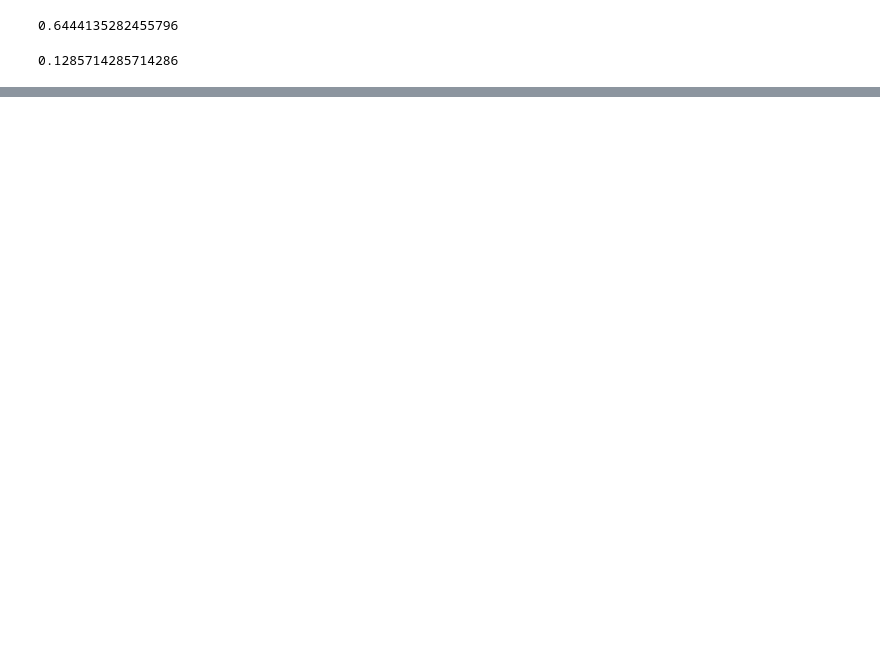
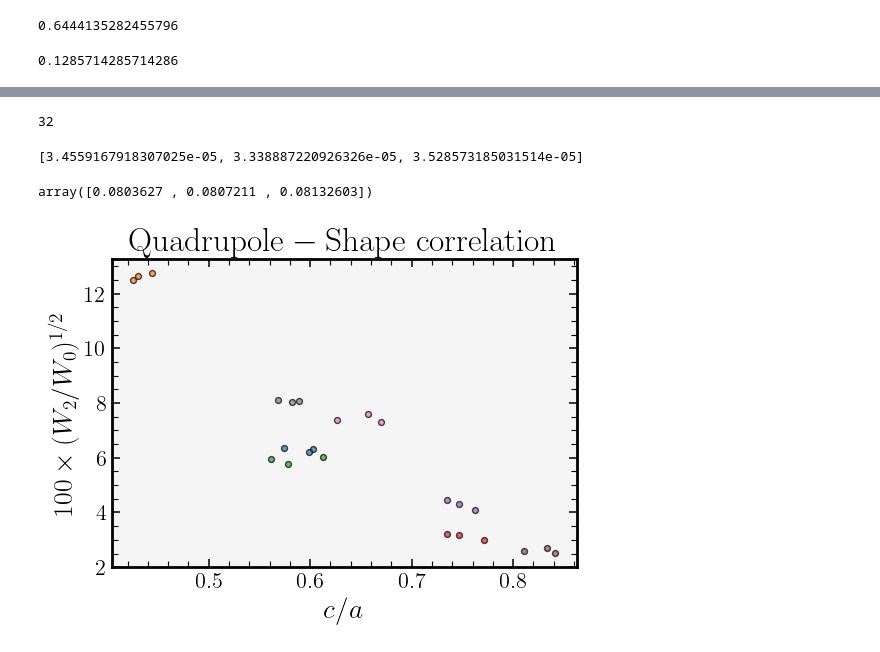
Before and after one commit to jngaravitoc/EXPcosmosims, a Jupyter notebook: wakes/notebooks/coefficients_time_evolution.ipynb, the cells around one changed output, grey strips where cells are left out. Cells and saved outputs as stored; diff of their text form; code cells hidden in the pictures; blank space fills up the shorter version.

```diff
--- a/wakes/notebooks/coefficients_time_evolution.ipynb
+++ b/wakes/notebooks/coefficients_time_evolution.ipynb
@@ -165,0 +340,33 @@ plt.show()
+# %%
+len(coeffs_0_sym[h])
+# %% [output]
+32
+# %%
+coeffs_2_sym[h][-3:]
+# %% [output]
+[3.4559167918307025e-05, 3.338887220926326e-05, 3.528573185031514e-05]
+# %%
+p2_sym[-3:]
+# %% [output]
+array([0.0803627 , 0.0807211 , 0.08132603])
+# %%
+fig, ax  = plt.subplots(1, 1, figsize=(6,4))
+
+for h in halos_sym:
+    p2_sym = np.array(np.array(coeffs_2_sym[h])/np.array(coeffs_0_sym[h]))**0.5
+    ax.scatter(c_to_a_dict_sym[h], 100*p2_sym[-3:], s=18, label=h, edgecolors='k', alpha=0.7)
+
+
+#plt.legend()
+#cb = plt.colorbar()
+#ax.set_xlim(0.4, 1.0)
+ax.set_xlabel(r'$c/a$')
+ax.set_ylabel(r'$100 \times (W_2 /W_0)^{1/2}$')
+ax.set_facecolor('whitesmoke')
+plt.title(r'$\rm{Quadrupole-Shape\ correlation}$')
+#plt.savefig('quadrupole_shape_correlation.pdf', bbox_inches='tight')
+#plt.savefig('quadrupole_shape_correlation.png', bbox_inches='tight')
+
+plt.show()
+# %% [output]
+[figure, added]
```
Also changed, not shown: parts of 23 cells of this notebook, 1 other file.
